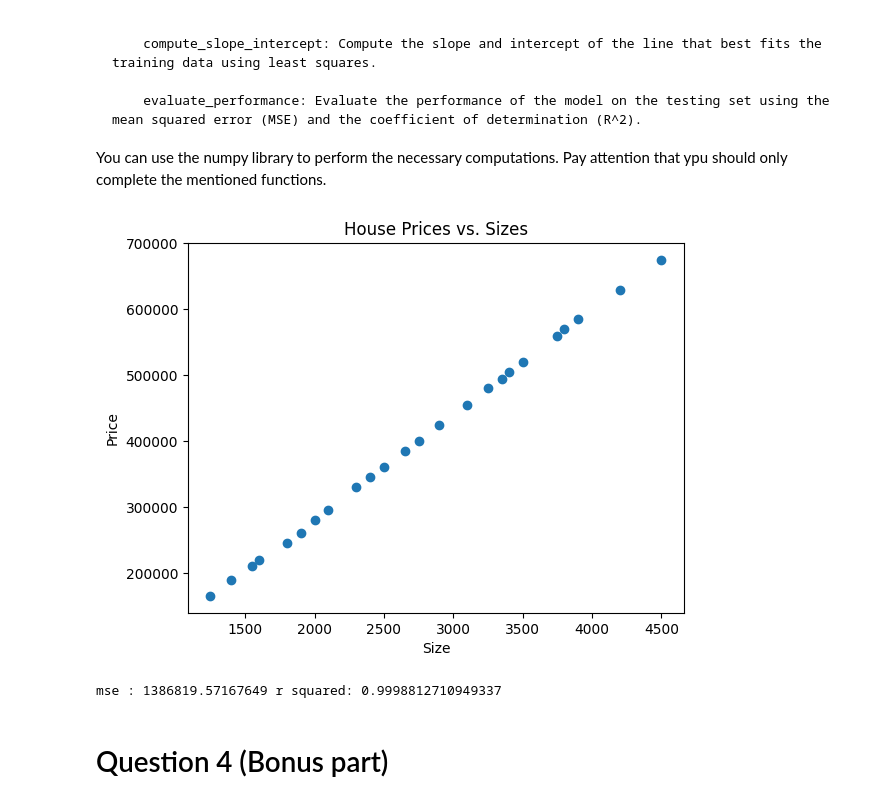
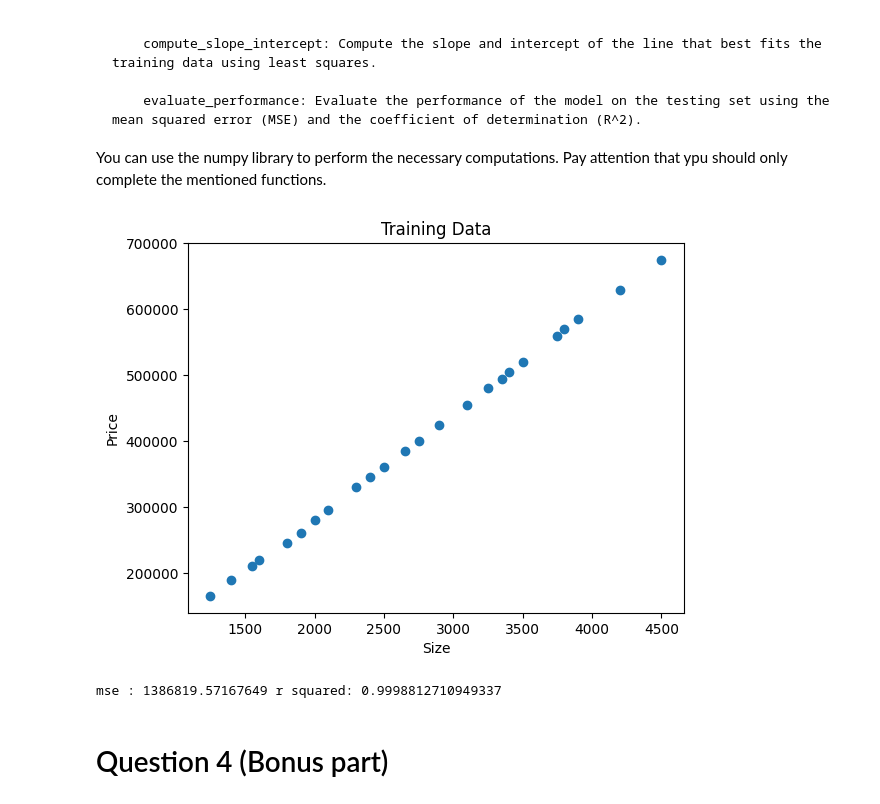
Before and after one commit to Aminansari/MMIE_CHW2, a Jupyter notebook: CHW2.ipynb, the cells around one changed output. Drawn from its saved outputs; the diff is of its cells as text; code cells hidden in the pictures.

```diff
--- a/CHW2.ipynb
+++ b/CHW2.ipynb
@@ -311,34 +311,47 @@ Pay attention that ypu should only complete the mentioned functions.
 # %%
 import pandas as pd
 import numpy as np
 import matplotlib.pyplot as plt
 from sklearn.model_selection import train_test_split
 
 # Load the dataset
 df = pd.read_csv('house_dataset.csv')
 
 # Split the dataset into training and testing sets
 X_train, X_test, y_train, y_test = train_test_split(df['Size'], df['Price'], test_size=0.2, random_state=42)
 
 def scatter_plot():
     # Create a scatter plot of the training data
-
+    plt.scatter(X_train, y_train)
+    plt.xlabel('Size')
+    plt.ylabel('Price')
+    plt.title('Training Data')
+    plt.show()
 
 def compute_slope_intercept():
     # Compute the slope and intercept of the line that best fits the training data using least squares
-
+    x_mean = np.mean(X_train)
+    y_mean = np.mean(y_train)
+    num = np.sum((X_train - x_mean)*(y_train - y_mean))
+    denom = np.sum((X_train - x_mean)**2)
+    slope = num / denom
+    intercept = y_mean - slope * x_mean
     return slope, intercept
 
 def evaluate_performance(slope, intercept):
     # Evaluate the performance of the model on the testing set
-
+    y_pred = slope * X_test + intercept
+    mse = np.mean((y_test - y_pred)**2)
+    ss_res = np.sum((y_test - y_pred)**2)
+    ss_tot = np.sum((y_test - np.mean(y_test))**2)
+    r_squared = 1 - (ss_res / ss_tot)
     return mse, r_squared
 scatter_plot()
 slope , intercept =compute_slope_intercept()
 mse , r_squared =evaluate_performance(slope , intercept)
 print("mse :" , mse , "r squared:" , r_squared)
 # %% [output]
-[figure, old version]
+[figure, new version]
 mse : 1386819.57167649 r squared: 0.9998812710949337
 # %% [markdown]
  # Question 4 (Bonus part)
```
Also changed, not shown: parts of 5 cells of this notebook.
